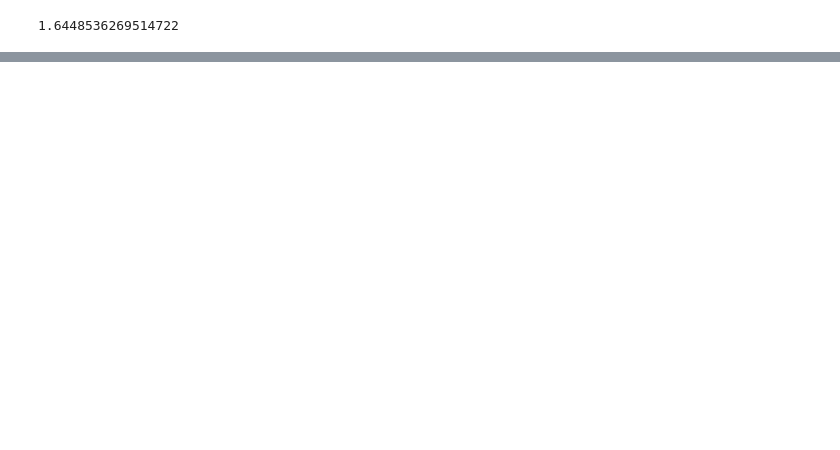
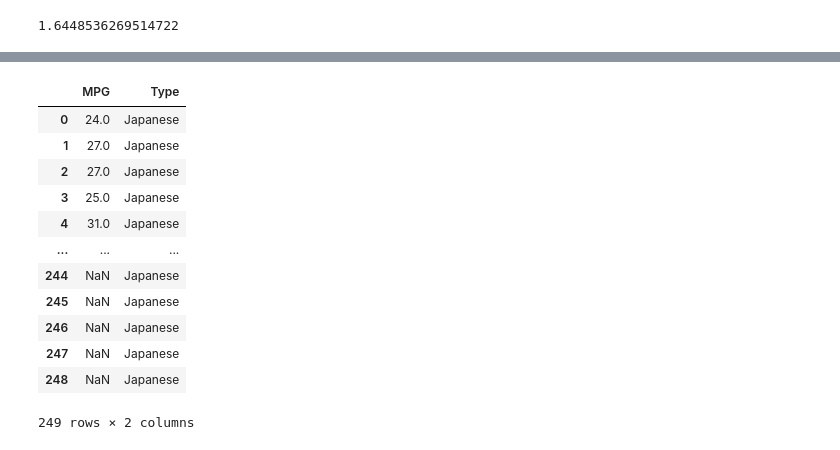
Before and after one commit to seanreed1111/stats-lectures, a Jupyter notebook: problems-1-solutions.ipynb, the cells around one changed output, grey strips where cells are left out. Saved outputs shown, nothing was run; the diff lists cells and outputs as text; code cells hidden in the pictures; blank space fills up the shorter version.

```diff
--- a/problems-1-solutions.ipynb
+++ b/problems-1-solutions.ipynb
@@ -97,0 +221,19 @@ since test_stat = 0.5502869753213621 < 1.6448536269514722, fail to reject the nu
+# %%
+mpg_japanese = pd.DataFrame(mpg['Japanese Cars MPG'])
+mpg_japanese.loc[:,'Type'] = 'Japanese'
+mpg_japanese.columns = ['MPG', 'Type']
+mpg_japanese
+# %% [output]
+|  | MPG | Type |
+| 0 | 24.0 | Japanese |
+| 1 | 27.0 | Japanese |
+| 2 | 27.0 | Japanese |
+| 3 | 25.0 | Japanese |
+| 4 | 31.0 | Japanese |
+| ... | ... | ... |
+| 244 | NaN | Japanese |
+| 245 | NaN | Japanese |
+| 246 | NaN | Japanese |
+| 247 | NaN | Japanese |
+| 248 | NaN | Japanese |
+249 rows × 2 columns
```
Also changed, not shown: parts of 26 cells of this notebook.
